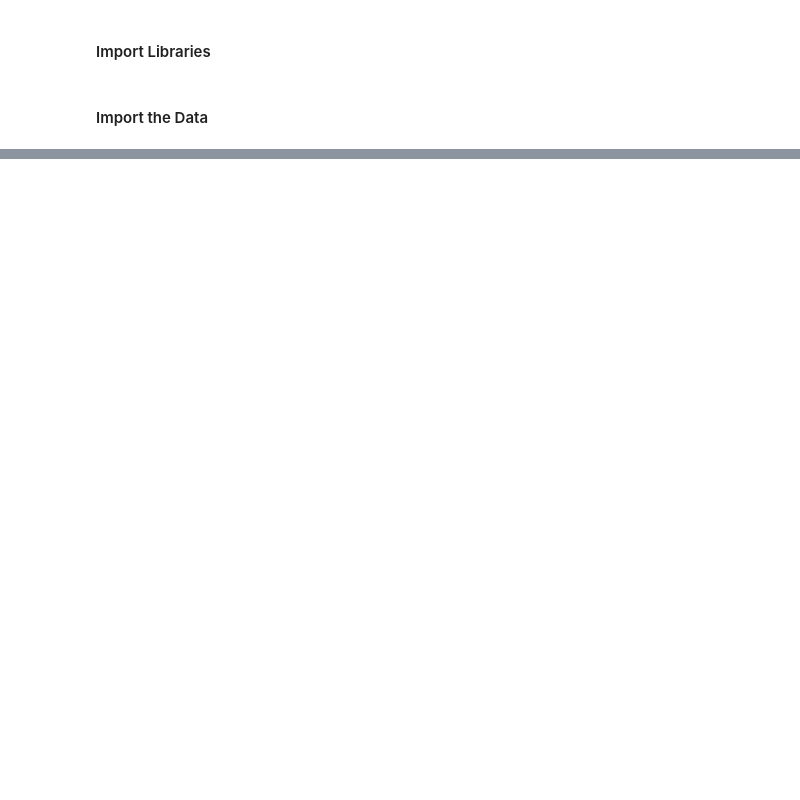
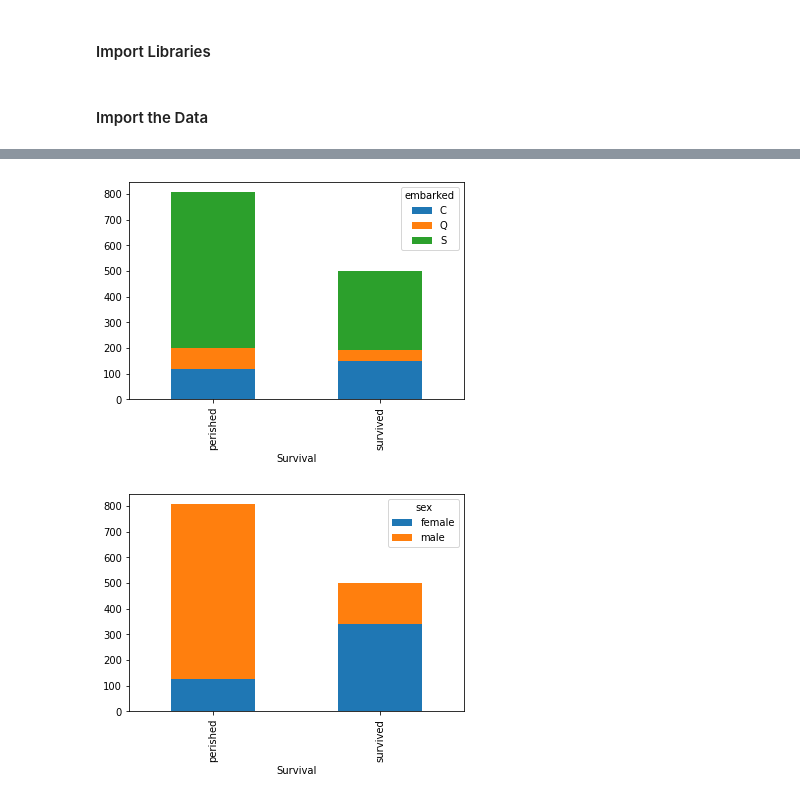
Before and after one commit to jtupitza-msft/edsp-mentoring-program, a Jupyter notebook: 03-Exploratory-Data-Analysis.ipynb, the cells around one changed output, grey strips where cells are left out. Drawn from its saved outputs; the diff is of its cells as text; code cells hidden in the pictures; blank space fills up the shorter version.

```diff
--- a/03-Exploratory-Data-Analysis.ipynb
+++ b/03-Exploratory-Data-Analysis.ipynb
@@ -50,0 +101,6 @@ dtype: int64
+# %%
+numerical_cols.remove('survived')
+for col in numerical_cols:
+    plt.figure()
+    df.groupby(df.survived_desc)[col].plot.hist(alpha=0.5, density=True, legend=True)
+    plt.xlabel(col)
@@ -50,0 +129,5 @@ dtype: int64
+# %%
+for col in categorical_cols:
+    fig = pd.crosstab(index=df[col], columns=["Percent"], colnames=[""])
+    percent = round(fig/fig.sum(), 2)
+    display(percent)
@@ -50,0 +214,8 @@ dtype: int64
+# %%
+for col in categorical_cols:
+    if col != 'survived_desc' and df[col].nunique() <= 10:
+        fig = pd.crosstab(index=df["survived_desc"], columns=df[col])
+        fig.plot(kind="bar", figsize=(6,4), stacked=True, xlabel='Survival')
+# %% [output]
+[figure, added]
+[figure, added]
```
Also changed, not shown: parts of 27 cells of this notebook.
